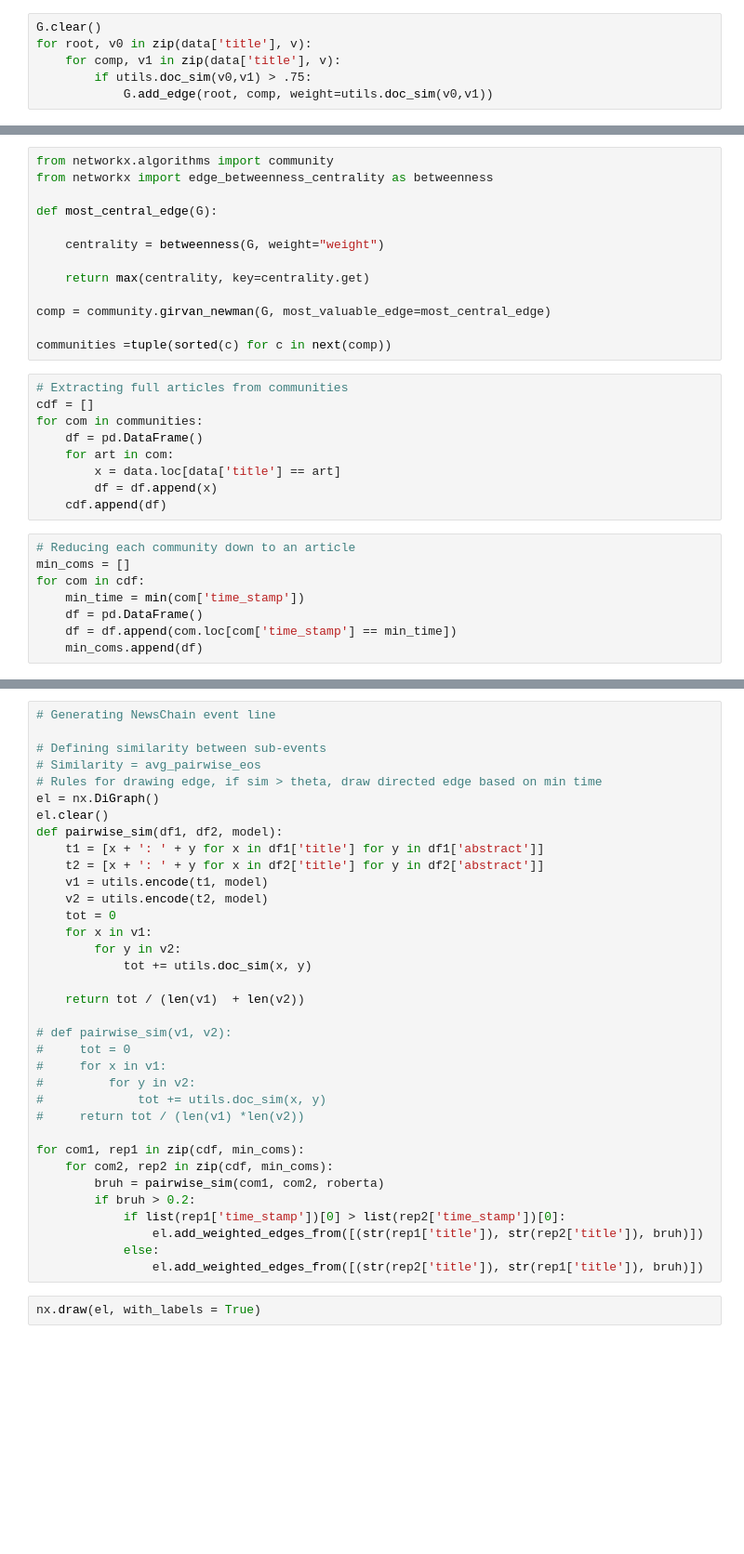
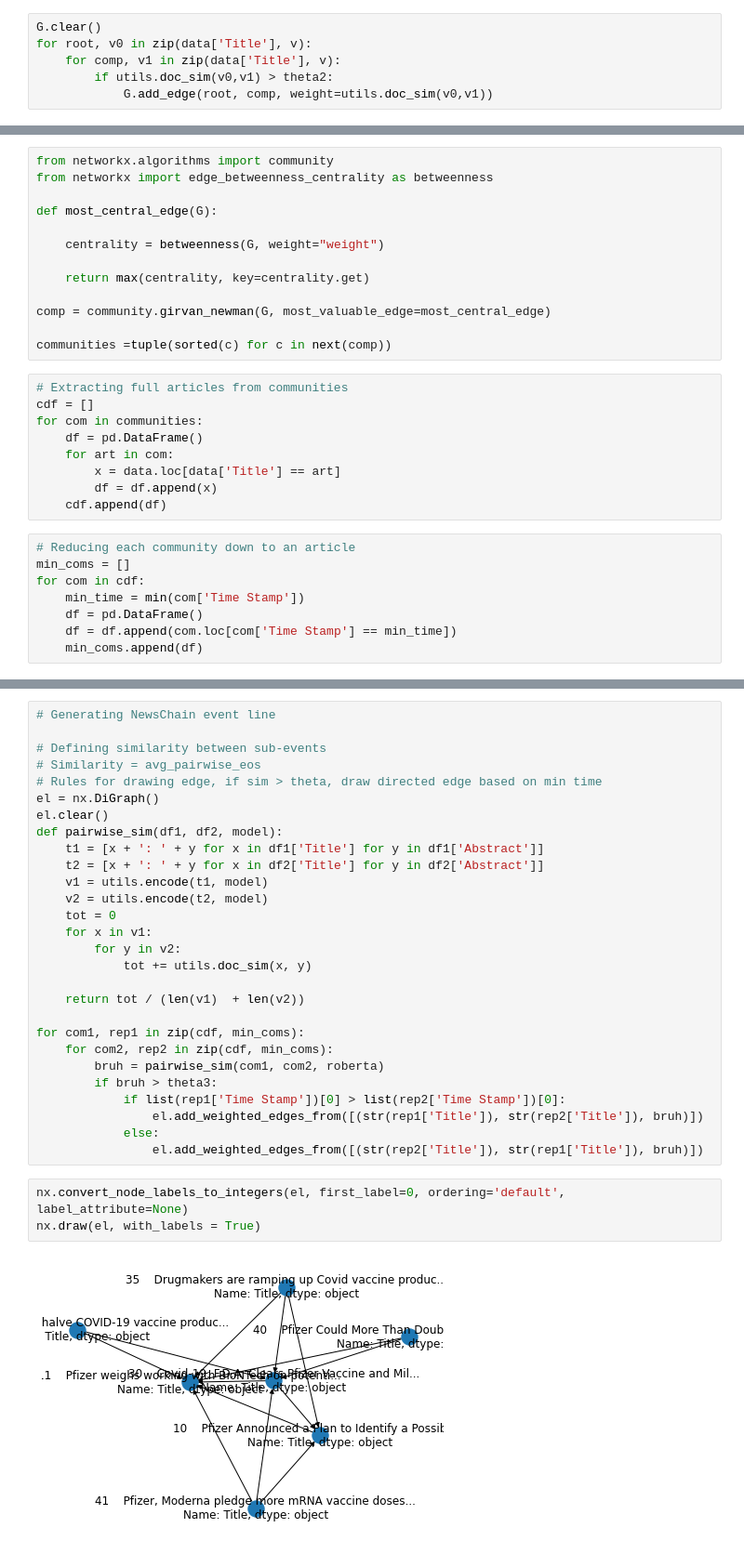
Before and after one commit to samirchowd/NewsChain, a Jupyter notebook: pipeline/pipeline.ipynb, the cells around one changed output, grey strips where cells are left out. Shown at 93% size. Drawn from its saved outputs; the diff is of its cells as text; blank space fills up the shorter version.

Commit message:
bruh

```diff
--- a/pipeline/pipeline.ipynb
+++ b/pipeline/pipeline.ipynb
@@ -105,8 +28,8 @@ import networkx as nx
 G = nx.Graph()
 # %%
 G.clear()
-for root, v0 in zip(data['title'], v):
-    for comp, v1 in zip(data['title'], v):
-        if utils.doc_sim(v0,v1) > .75:
+for root, v0 in zip(data['Title'], v):
+    for comp, v1 in zip(data['Title'], v):
+        if utils.doc_sim(v0,v1) > theta2:
             G.add_edge(root, comp, weight=utils.doc_sim(v0,v1))
 # %%
@@ -133,16 +56,16 @@ cdf = []
 for com in communities:
     df = pd.DataFrame()
     for art in com:
-        x = data.loc[data['title'] == art]
+        x = data.loc[data['Title'] == art]
         df = df.append(x)
     cdf.append(df)
 # %%
 # Reducing each community down to an article
 min_coms = []
 for com in cdf:
-    min_time = min(com['time_stamp'])
+    min_time = min(com['Time Stamp'])
     df = pd.DataFrame()
-    df = df.append(com.loc[com['time_stamp'] == min_time])
+    df = df.append(com.loc[com['Time Stamp'] == min_time])
     min_coms.append(df)
 # %%
 el = nx.DiGraph()
@@ -168,8 +91,8 @@ Using matplotlib backend: MacOSX
 el = nx.DiGraph()
 el.clear()
 def pairwise_sim(df1, df2, model):
-    t1 = [x + ': ' + y for x in df1['title'] for y in df1['abstract']]
-    t2 = [x + ': ' + y for x in df2['title'] for y in df2['abstract']]
+    t1 = [x + ': ' + y for x in df1['Title'] for y in df1['Abstract']]
+    t2 = [x + ': ' + y for x in df2['Title'] for y in df2['Abstract']]
     v1 = utils.encode(t1, model)
     v2 = utils.encode(t2, model)
     tot = 0
@@ -179,20 +102,16 @@ def pairwise_sim(df1, df2, model):
 
     return tot / (len(v1)  + len(v2))
 
-# def pairwise_sim(v1, v2):
-#     tot = 0
-#     for x in v1:
-#         for y in v2:
-#             tot += utils.doc_sim(x, y)
-#     return tot / (len(v1) *len(v2))
-
 for com1, rep1 in zip(cdf, min_coms):
     for com2, rep2 in zip(cdf, min_coms):
         bruh = pairwise_sim(com1, com2, roberta)
-        if bruh > 0.2:
-            if list(rep1['time_stamp'])[0] > list(rep2['time_stamp'])[0]:
-                el.add_weighted_edges_from([(str(rep1['title']), str(rep2['title']), bruh)])
+        if bruh > theta3:
+            if list(rep1['Time Stamp'])[0] > list(rep2['Time Stamp'])[0]:
+                el.add_weighted_edges_from([(str(rep1['Title']), str(rep2['Title']), bruh)])
             else:
-                el.add_weighted_edges_from([(str(rep2['title']), str(rep1['title']), bruh)])
+                el.add_weighted_edges_from([(str(rep2['Title']), str(rep1['Title']), bruh)])
 # %%
+nx.convert_node_labels_to_integers(el, first_label=0, ordering='default', label_attribute=None)
 nx.draw(el, with_labels = True)
+# %% [output]
+[figure, added]
```
Also changed, not shown: parts of 12 cells of this notebook, 1 other file.
